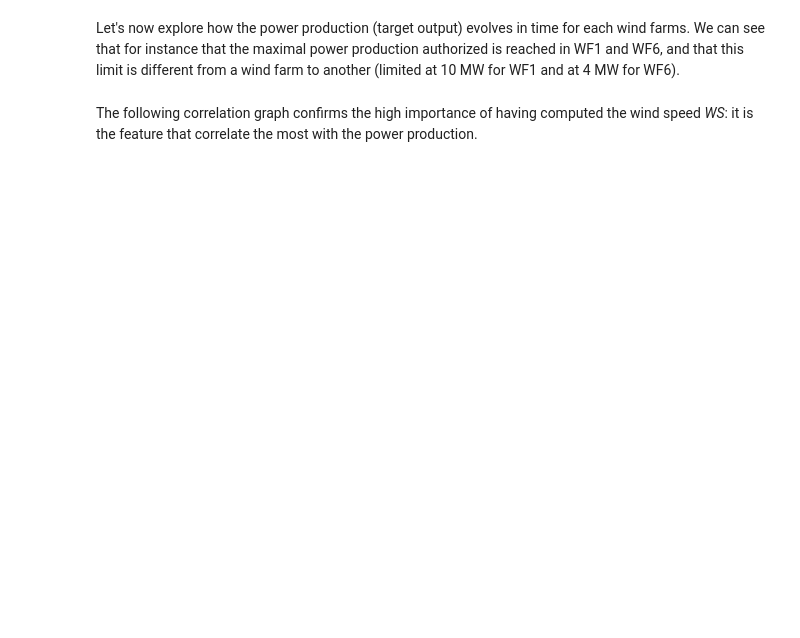
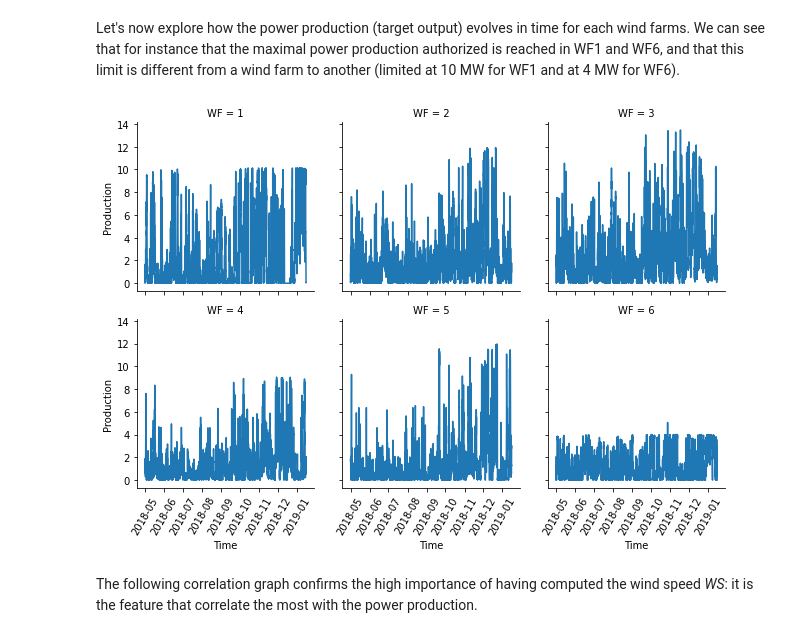
Before and after one commit to qcha41/wind-power-forecasting-challenge, a Jupyter notebook: notebook.ipynb, the cells around one changed output. Drawn from its saved outputs; the diff is of its cells as text; code cells hidden in the pictures; blank space fills up the shorter version.

```diff
--- a/notebook.ipynb
+++ b/notebook.ipynb
@@ -132,7 +185,9 @@ core.plot_feature_vs_time(df_aug,"T") # Try also with T, U, V, CLCT, WS, WD vari
 # %% [markdown]
 Let's now explore how the power production (target output) evolves in time for each wind farms. We can see that for instance that the maximal power production authorized is reached in WF1 and WF6, and that this limit is different from a wind farm to another (limited at 10 MW for WF1 and at 4 MW for WF6).
 # %%
-core.plot_production_vs_time(df_aug)
+core.plots.production_vs_time(df_aug)
+# %% [output]
+[figure, added]
 # %% [markdown]
 The following correlation graph confirms the high importance of having computed the wind speed *WS*: it is the feature that correlate the most with the power production.
 # %%
```
Also changed, not shown: parts of 38 cells of this notebook, 7 other files.
